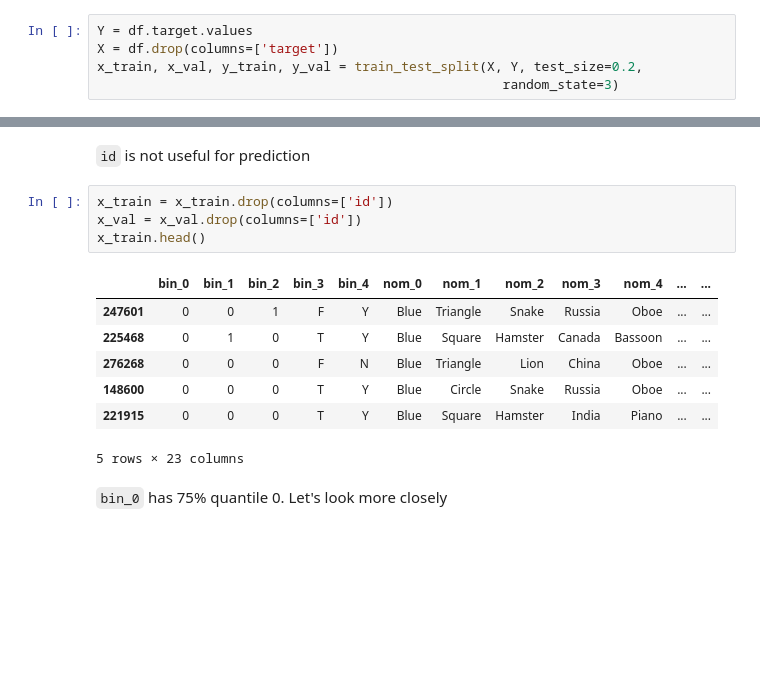
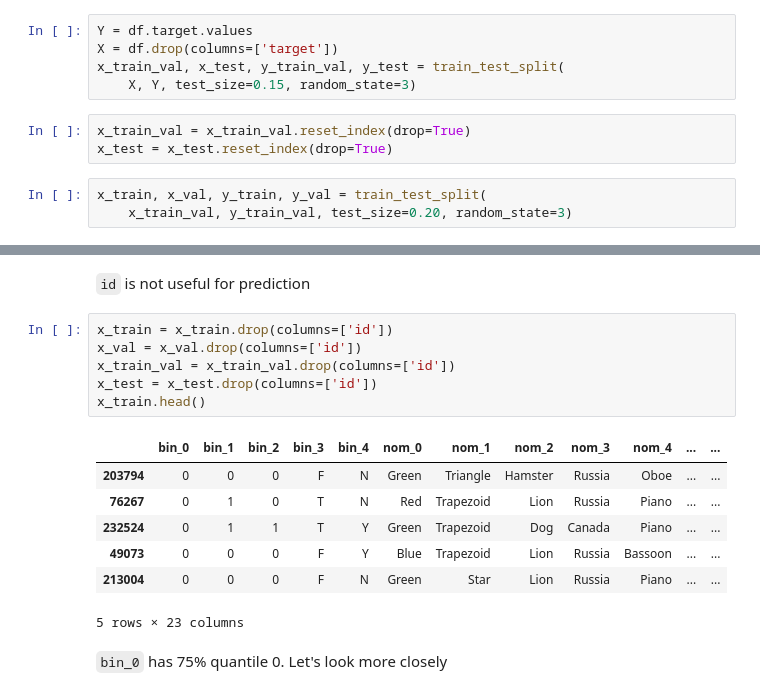
Before and after one commit to yanneta/msds699, a Jupyter notebook: notebooks/3_categorical_encoding.ipynb, the cells around one changed output, grey strips where cells are left out. Cells and saved outputs as stored; diff of their text form; blank space fills up the shorter version.

```diff
--- a/notebooks/3_categorical_encoding.ipynb
+++ b/notebooks/3_categorical_encoding.ipynb
@@ -36,6 +39,12 @@ df.shape
 # %%
 Y = df.target.values
 X = df.drop(columns=['target'])
-x_train, x_val, y_train, y_val = train_test_split(X, Y, test_size=0.2,
-                                                    random_state=3)
+x_train_val, x_test, y_train_val, y_test = train_test_split(
+    X, Y, test_size=0.15, random_state=3)
+# %%
+x_train_val = x_train_val.reset_index(drop=True)
+x_test = x_test.reset_index(drop=True)
+# %%
+x_train, x_val, y_train, y_val = train_test_split(
+    x_train_val, y_train_val, test_size=0.20, random_state=3)
 # %%
@@ -59,14 +68,16 @@ x_train.describe()
 # %%
 x_train = x_train.drop(columns=['id'])
 x_val = x_val.drop(columns=['id'])
+x_train_val = x_train_val.drop(columns=['id'])
+x_test = x_test.drop(columns=['id'])
 x_train.head()
 # %% [output]
 |  | bin_0 | bin_1 | bin_2 | bin_3 | bin_4 | nom_0 | nom_1 | nom_2 | nom_3 | nom_4 | ... | ... |
-| 247601 | 0 | 0 | 1 | F | Y | Blue | Triangle | Snake | Russia | Oboe | ... | ... |
-| 225468 | 0 | 1 | 0 | T | Y | Blue | Square | Hamster | Canada | Bassoon | ... | ... |
-| 276268 | 0 | 0 | 0 | F | N | Blue | Triangle | Lion | China | Oboe | ... | ... |
-| 148600 | 0 | 0 | 0 | T | Y | Blue | Circle | Snake | Russia | Oboe | ... | ... |
-| 221915 | 0 | 0 | 0 | T | Y | Blue | Square | Hamster | India | Piano | ... | ... |
+| 203794 | 0 | 0 | 0 | F | N | Green | Triangle | Hamster | Russia | Oboe | ... | ... |
+| 76267 | 0 | 1 | 0 | T | N | Red | Trapezoid | Lion | Russia | Piano | ... | ... |
+| 232524 | 0 | 1 | 1 | T | Y | Green | Trapezoid | Dog | Canada | Piano | ... | ... |
+| 49073 | 0 | 0 | 0 | F | Y | Blue | Trapezoid | Lion | Russia | Bassoon | ... | ... |
+| 213004 | 0 | 0 | 0 | F | N | Green | Star | Lion | Russia | Piano | ... | ... |
 5 rows × 23 columns
 # %% [markdown]
 `bin_0` has 75% quantile 0. Let's look more closely
```
Also changed, not shown: parts of 30 cells of this notebook.
